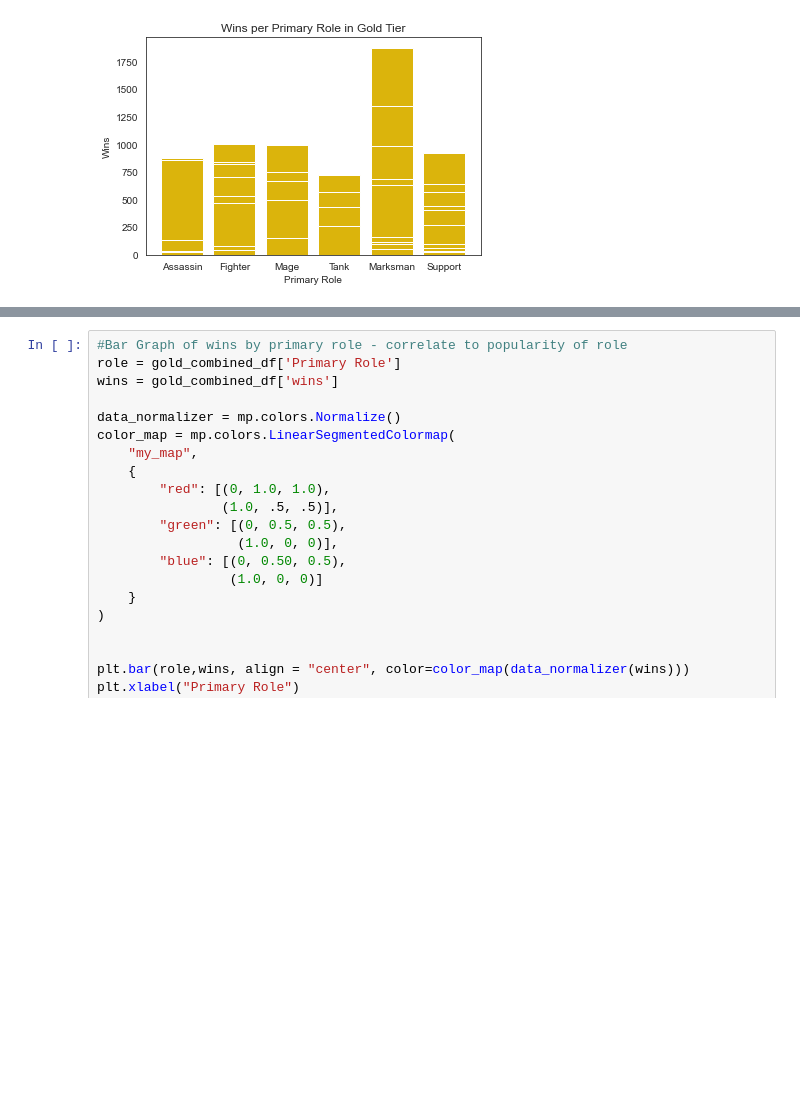
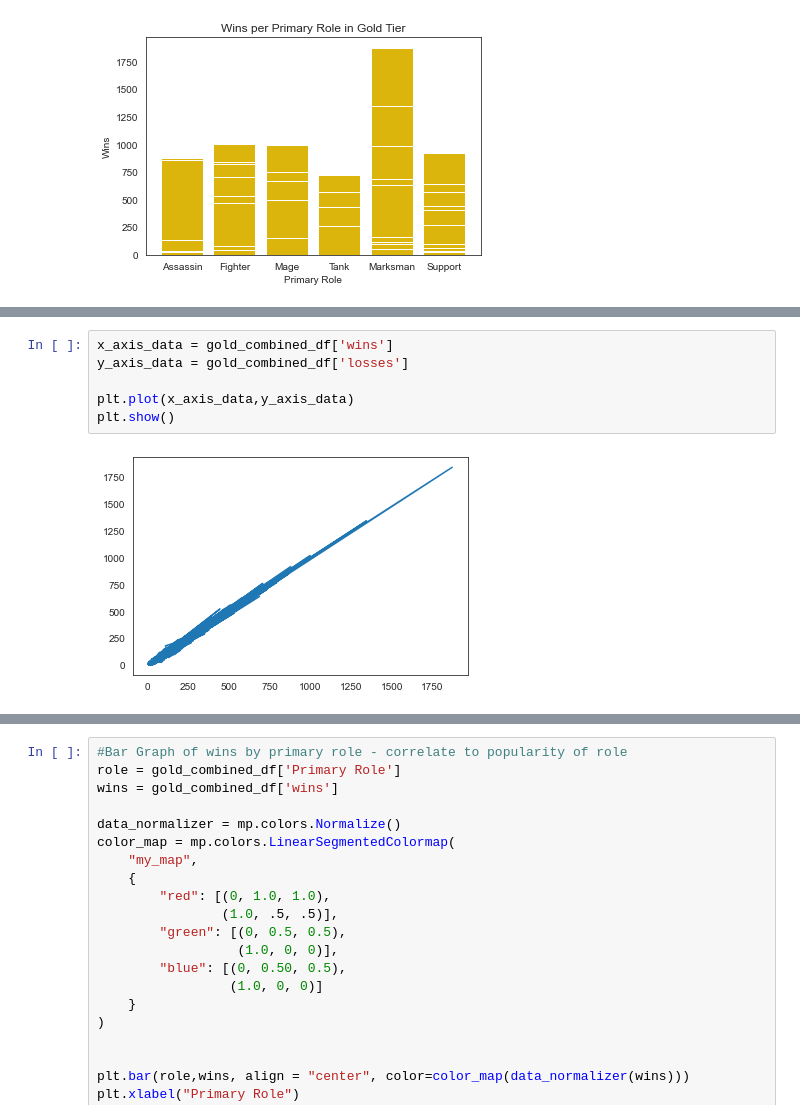
Before and after one commit to Hollow24/Group-3-Project, a Jupyter notebook: analysis_102620.ipynb, the cells around one changed output, grey strips where cells are left out. Cells and saved outputs as stored; diff of their text form; blank space fills up the shorter version.

```diff
--- a/analysis_102620.ipynb
+++ b/analysis_102620.ipynb
@@ -226,2 +233,10 @@ plt.show()
+# %%
+x_axis_data = gold_combined_df['wins']
+y_axis_data = gold_combined_df['losses']
+
+plt.plot(x_axis_data,y_axis_data)
+plt.show()
+# %% [output]
+[figure, added]
 # %%
 plt.scatter(gold_combined_df['wins'], gold_combined_df['losses'])
```
Also changed, not shown: parts of 9 cells of this notebook, 3 other files.
